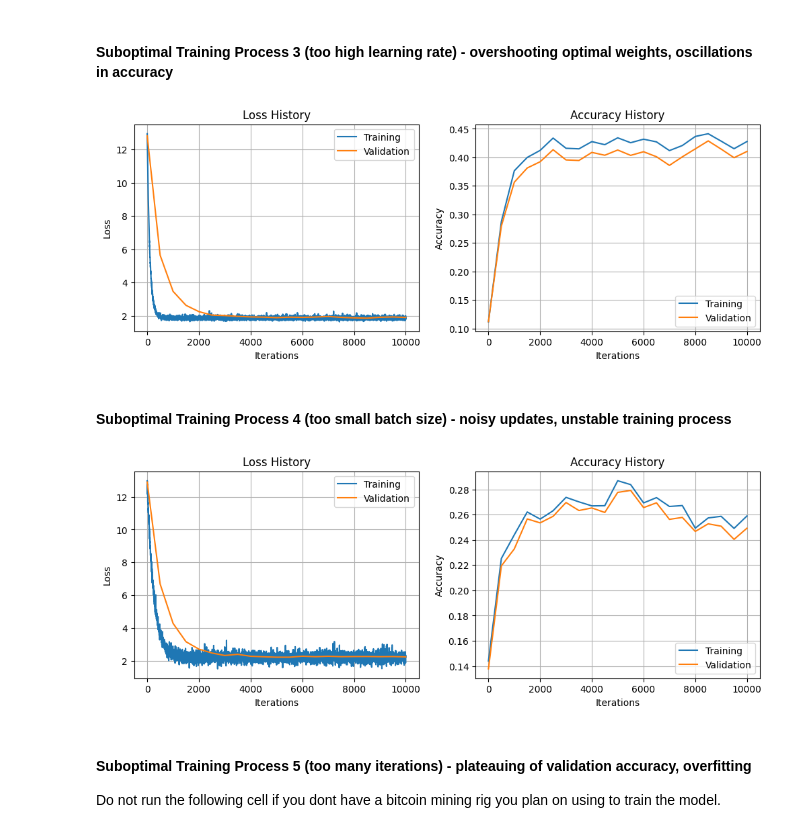
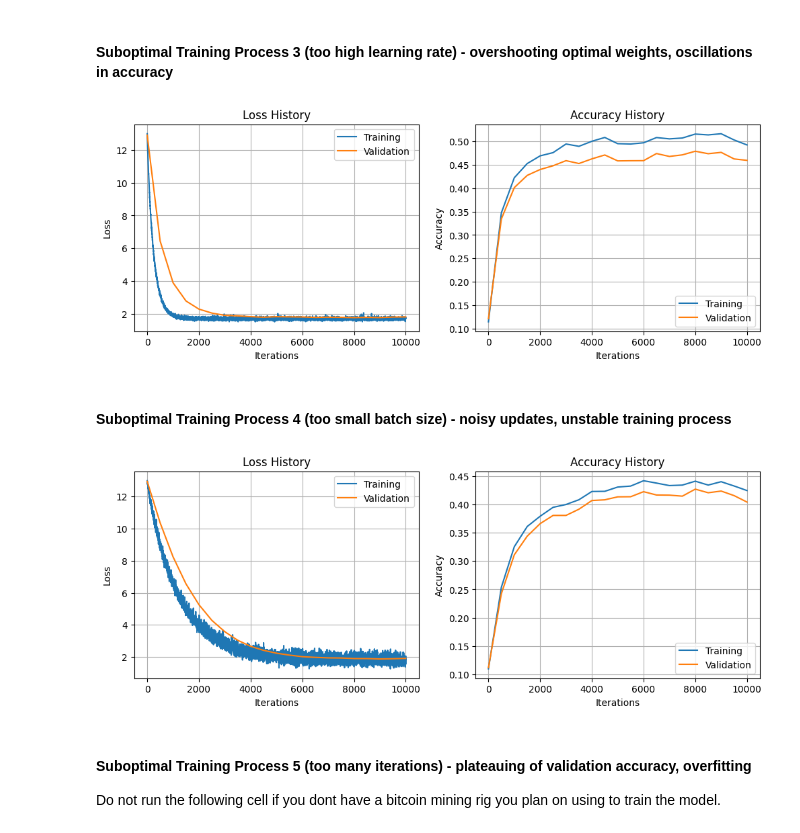
Before and after one commit to pilcsimo/classification, a Jupyter notebook: mlp_part_2.ipynb, the cells around one changed output. Drawn from its saved outputs; the diff is of its cells as text; code cells hidden in the pictures.

```diff
--- a/mlp_part_2.ipynb
+++ b/mlp_part_2.ipynb
@@ -196,7 +196,7 @@ plot_training(relu_loss_history, relu_acc_history, ema=True, alpha=0.5)
 hidden_dim_1 = 512  # the number of hidden units in the first hidden layer (int)
 hidden_dim_2 = 128 # the number of hidden units in the second hidden layer (int)
 reg = 0.01  # the regularization strength (float)
-learning_rate = 0.25  # the learning rate (float)
+learning_rate = 0.1  # the learning rate (float)
 batch_size = 128  # the batch size (int) 45000 in total
 num_iters = 10000 # the number of iterations (int)
 
@@ -214,32 +214,32 @@ relu_loss_history, relu_acc_history = mlp_relu.train(X_train, y_train, X_val, y_
 # Plot the training loss and accuracy and visualize the decision boundaries
 plot_training(relu_loss_history, relu_acc_history, ema=True, alpha=0.5)
 # %% [output]
-[figure, old version]
+[figure, new version]
 # %% [markdown]
 #### Suboptimal Training Process 4 (too small batch size) - noisy updates, unstable training process
 # %%
 hidden_dim_1 = 512  # the number of hidden units in the first hidden layer (int)
 hidden_dim_2 = 128 # the number of hidden units in the second hidden layer (int)
 reg = 0.01  # the regularization strength (float)
-learning_rate = 0.1  # the learning rate (float)
+learning_rate = 0.02  # the learning rate (float)
 batch_size = 8  # the batch size (int) 45000 in total
 num_iters = 10000 # the number of iterations (int)
 
 # Train the MLP with ReLU activation function
 mlp_relu = MLPClassifier(num_features,
                          hidden_dim_1,
                          hidden_dim_2,
                          num_classes,
                          reg=reg,
                          learning_rate=learning_rate,
                          batch_size=batch_size,
                          num_iters=num_iters)
 relu_loss_history, relu_acc_history = mlp_relu.train(X_train, y_train, X_val, y_val)
 
 # Plot the training loss and accuracy and visualize the decision boundaries
 plot_training(relu_loss_history, relu_acc_history, ema=True, alpha=0.5)
 # %% [output]
-[figure, old version]
+[figure, new version]
 # %% [markdown]
 #### Suboptimal Training Process 5 (too many iterations) - plateauing of validation accuracy, overfitting
 Do not run the following cell if you dont have a bitcoin mining rig you plan on using to train the model.
```
Also changed, not shown: parts of 1 cell of this notebook.
